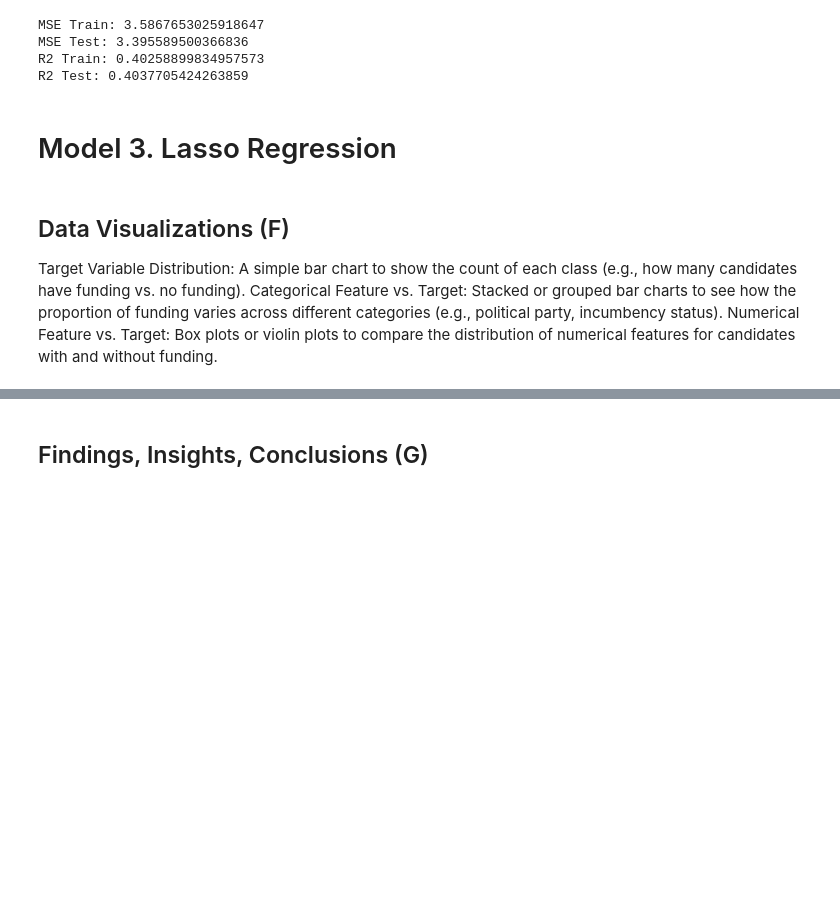
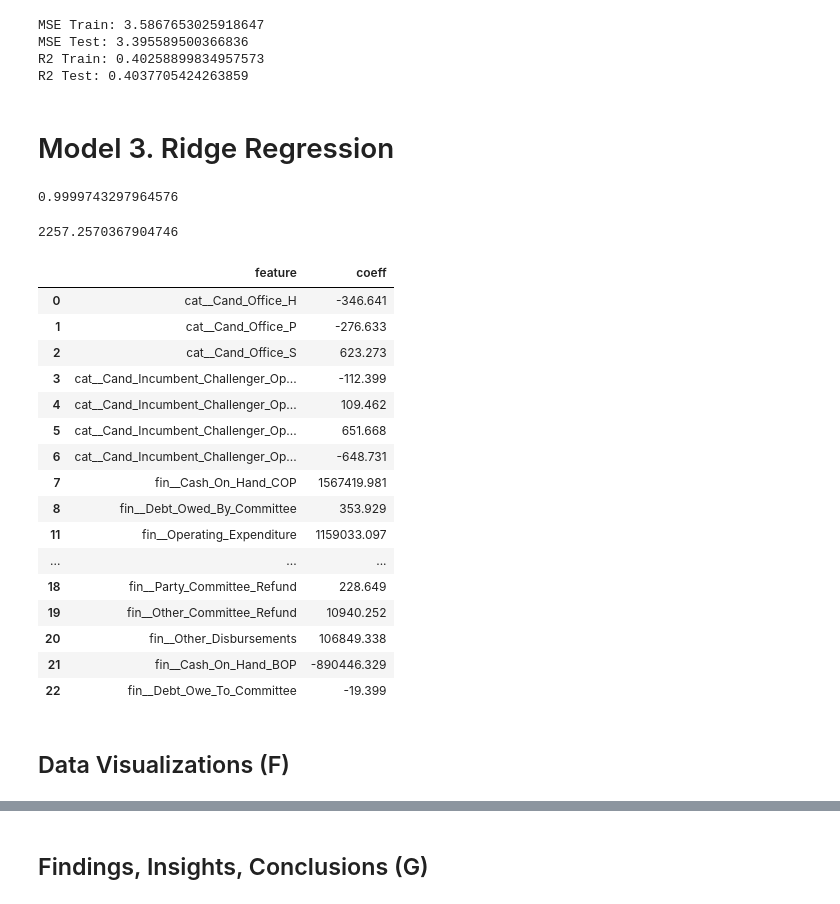
Before and after one commit to seventhdraught/temp2, a Jupyter notebook: CMSC320_Final_Deliverable.ipynb, the cells around one changed output, grey strips where cells are left out. Cells and saved outputs as stored; diff of their text form; code cells hidden in the pictures; blank space fills up the shorter version.

```diff
--- a/CMSC320_Final_Deliverable.ipynb
+++ b/CMSC320_Final_Deliverable.ipynb
@@ -463,7 +523,7 @@ df_l_total_receipt = df_l_anymoney['Total_Receipt']
 df_l_anymoney.drop("Total_Receipt",axis=1)
 
 df_l_amount = df_l[other_features]
-df_l_amount_financial = df_l
+df_l_amount_financial = df_l.copy()
 # %% [output]
 |  | 0 |
 | Cand_Office | 0 |
@@ -728,10 +788,57 @@ MSE Test: 3.395589500366836
 R2 Train: 0.40258899834957573
 R2 Test: 0.4037705424263859
 # %% [markdown]
-# Model 3. Lasso Regression
+# Model 3. Ridge Regression
-# %% [markdown]
-## Data Visualizations (F)
-
-Target Variable Distribution: A simple bar chart to show the count of each class (e.g., how many candidates have funding vs. no funding).
-Categorical Feature vs. Target: Stacked or grouped bar charts to see how the proportion of funding varies across different categories (e.g., political party, incumbency status).
-Numerical Feature vs. Target: Box plots or violin plots to compare the distribution of numerical features for candidates with and without funding.
+# %%
+from sklearn.pipeline import Pipeline
+
+df_ridge3 = df_l_amount_financial.copy()
+#display(df_ridge3.isna().sum())
+df_ridge3 = df_ridge3.drop(['Cand_Office_Dist','Cand_Office_St','Cand_City','Cand_State'], axis = 1) #27 missing values and too specific to be of use with the large amount of features about to be applied
+df_ridge3 = df_ridge3.fillna(0) # 8 missing values in various financial columns
+df_ridge3 = df_ridge3[df_ridge3["Total_Receipt"]>0]
+y3 = df_ridge3["Total_Receipt"]
+X3 = df_ridge3.drop("Total_Receipt", axis = 1)
+df_ridge3["Categorized_Party"]  = df_ridge3["Categorized_Party"].astype("string")
+categorical = list(X3.select_dtypes(include=['string']).columns)
+financial = list(X3.select_dtypes(include=['float64','int64']).columns)
+
+X_train3, X_test3, y_train3, y_test3 = train_test_split(X3,y3, test_size=0.2, train_size = 0.8, random_state = 777)
+# %%
+
+from sklearn.metrics import r2_score, mean_absolute_error, mean_squared_error
+
+processor3 = ColumnTransformer(transformers=[('cat', OneHotEncoder(handle_unknown= 'ignore'), categorical),('fin',StandardScaler(),financial)])
+ridge3 = Pipeline(steps=[('preprocessor',processor3),('ridge',Ridge(alpha=1.0))])
+
+ridge3.fit(X_train3,y_train3)
+y_pred3 = ridge3.predict(X_test3)
+display(r2_score(y_test3,y_pred3))
+display(mean_absolute_error(y_test3,y_pred3))
+# %% [output]
+0.9999743297964576
+2257.2570367904746
+# %%
+weights3 = pd.DataFrame({'feature':ridge3.named_steps['preprocessor'].get_feature_names_out(),'coeff':list(ridge3.named_steps['ridge'].coef_)})
+weights3 = weights3[weights3['coeff'].abs()>0.01].round(3)
+weights3
+# %% [output]
+|  | feature | coeff |
+| 0 | cat__Cand_Office_H | -346.641 |
+| 1 | cat__Cand_Office_P | -276.633 |
+| 2 | cat__Cand_Office_S | 623.273 |
+| 3 | cat__Cand_Incumbent_Challenger_Op... | -112.399 |
+| 4 | cat__Cand_Incumbent_Challenger_Op... | 109.462 |
+| 5 | cat__Cand_Incumbent_Challenger_Op... | 651.668 |
+| 6 | cat__Cand_Incumbent_Challenger_Op... | -648.731 |
+| 7 | fin__Cash_On_Hand_COP | 1567419.981 |
+| 8 | fin__Debt_Owed_By_Committee | 353.929 |
+| 11 | fin__Operating_Expenditure | 1159033.097 |
+| ... | ... | ... |
+| 18 | fin__Party_Committee_Refund | 228.649 |
+| 19 | fin__Other_Committee_Refund | 10940.252 |
+| 20 | fin__Other_Disbursements | 106849.338 |
+| 21 | fin__Cash_On_Hand_BOP | -890446.329 |
+| 22 | fin__Debt_Owe_To_Committee | -19.399 |
+# %% [markdown]
+## Data Visualizations (F)
```
Also changed, not shown: parts of 10 cells of this notebook.
